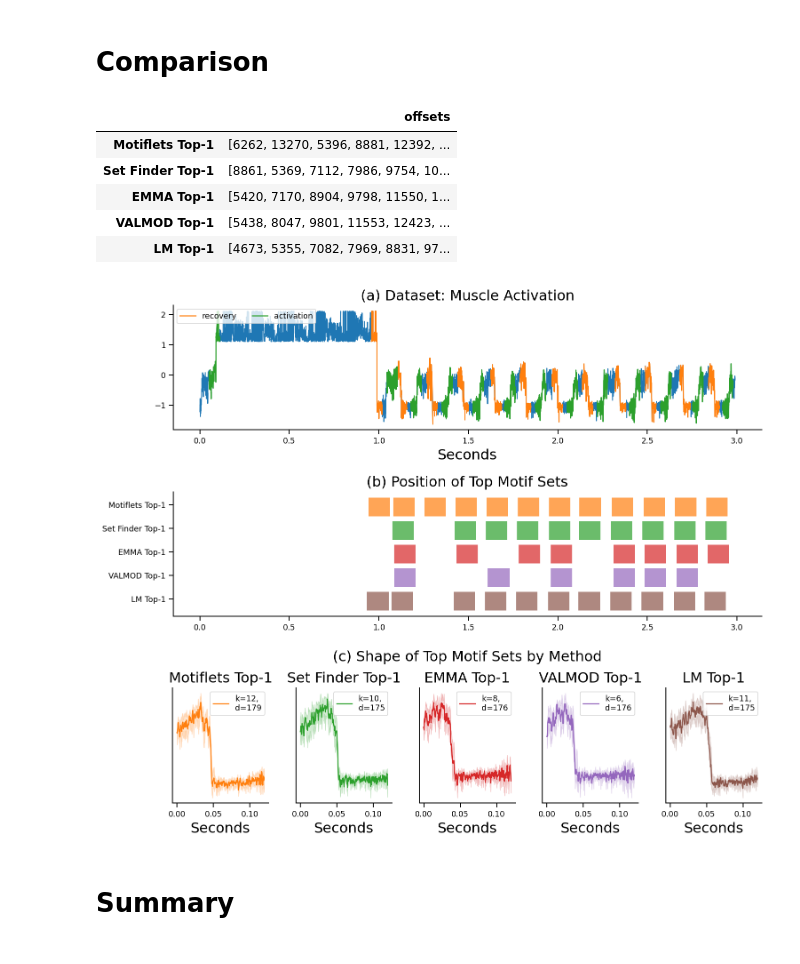
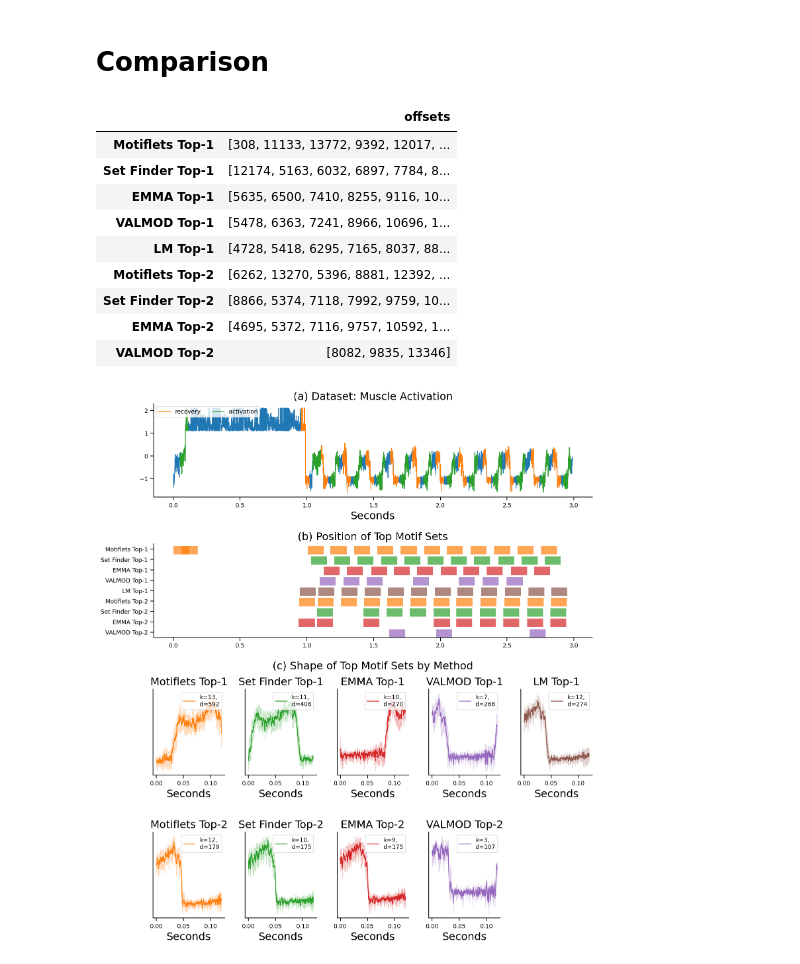
Before and after one commit to patrickzib/motiflets, a Jupyter notebook: notebooks/use_cases_motif_sets_muscle_activation.ipynb, the cells around one changed output. Drawn from its saved outputs; the diff is of its cells as text; code cells hidden in the pictures.

```diff
--- a/notebooks/use_cases_motif_sets_muscle_activation.ipynb
+++ b/notebooks/use_cases_motif_sets_muscle_activation.ipynb
@@ -118,13 +178,14 @@ Radii [ 70  82  94 106 118]
 # %%
 # run jave code first
 ms_emma = [
-	[9830, 13341],
-	[5439, 8926, 9803, 11553, 12423, 13312],
-	[5420, 7170, 8904, 9798, 11550, 12415, 13310, 14184],
+	[4695, 5372, 7116, 9757, 10592, 11478, 12359, 13252, 14120],
+	[5635, 6500, 7410, 8255, 9116, 10008, 10854, 11741, 12648, 13511],
 ]
 
-motifset = plot_competitors(series, ds_name, ms_emma, motif_length, prefix="EMMA", ground_truth=df_gt)
+motifset = plot_competitors(series, ds_name, ms_emma,
+                            motif_length, prefix="EMMA", ground_truth=df_gt)
 
 df["EMMA Top-1"] = [motifset[-1]]
+df2["EMMA Top-2"] = [motifset[-2]]
 df_comp = append_all_motif_sets(df_comp, ms_emma, "EMMA", D_full)
 # %% [output]
@@ -137,11 +197,11 @@ Filtered Elbow Points [2]
 # Valmod Motif Sets
 based on own (fixed-length) implementation
 # %%
-max_d = 200
-data_raw = data.to_numpy() if isinstance(data, pd.Series) else data
-ms_valmod = [motifset for (motifset, _) in get_valmod_motif_set_ranged(data_raw, file, motif_length, max_d)]
-motifset = plot_competitors(series, ds_name, ms_valmod, motif_length, prefix="Valmod", ground_truth=df_gt)
+ms_valmod = list(get_valmod_motif_set_ranged(data, file, mls, max_r=rs[-1]))
+motifset = plot_competitors(series, ds_name, ms_valmod,
+                            mls, prefix="Valmod", ground_truth=df_gt)
 
 df["VALMOD Top-1"] = [motifset[-1]]
+df2["VALMOD Top-2"] = [motifset[-2]]
 df_comp = append_all_motif_sets(df_comp, ms_valmod, "VALMOD", D_full)
 # %% [output]
@@ -168,15 +223,12 @@ Radii [ 10  20  30  40  50  60  70  80  90 100]
 # %%
 ms_learning_motifs = np.array([
-	[5419,8038,8894,],
-	[5435,8047,8918,12423,13321,],
-	[5385,7109,7993,8855,9753,11491,12362,13259,14125,],
-	[4673,5355,7082,7969,8831,9728,10575,11465,12340,13236,14098,],
-	[4719,5392,7120,8005,8866,9765,10612,11502,12376,13273,14136,],
+	[4728,5418,6295,7165,8037,8899,9792,10632,11529,12417,13296,14152,],
 ])
 
 motifset = plot_competitors(data, ds_name, ms_learning_motifs, motif_length,
-                 prefix="LM", ground_truth=df_gt)
+                 filter=True, prefix="LM", ground_truth=df_gt)
 
 df["LM Top-1"] = [motifset[-1]]
+# No second motif df2["LM Top-2"] = [motifset[-2]]
 df_comp = append_all_motif_sets(df_comp, ms_learning_motifs, "LM", D_full)
 # %% [output]
@@ -190,21 +238,23 @@ Filtered Elbow Points [3]
 # %% [markdown]
 # Comparison
 # %%
-df_2 = df.T
-df_2.rename(columns={0:"offsets"}, inplace=True)
-df_2
+df_all = (pd.concat([df, df2], axis=1)).T
+df_all.rename(columns={0:"offsets"}, inplace=True)
+df_all
 # %% [output]
 |  | offsets |
-| Motiflets Top-1 | [6262, 13270, 5396, 8881, 12392, ... |
-| Set Finder Top-1 | [8861, 5369, 7112, 7986, 9754, 10... |
-| EMMA Top-1 | [5420, 7170, 8904, 9798, 11550, 1... |
-| VALMOD Top-1 | [5438, 8047, 9801, 11553, 12423, ... |
-| LM Top-1 | [4673, 5355, 7082, 7969, 8831, 97... |
+| Motiflets Top-1 | [308, 11133, 13772, 9392, 12017, ... |
+| Set Finder Top-1 | [12174, 5163, 6032, 6897, 7784, 8... |
+| EMMA Top-1 | [5635, 6500, 7410, 8255, 9116, 10... |
+| VALMOD Top-1 | [5478, 6363, 7241, 8966, 10696, 1... |
+| LM Top-1 | [4728, 5418, 6295, 7165, 8037, 88... |
+| Motiflets Top-2 | [6262, 13270, 5396, 8881, 12392, ... |
+| Set Finder Top-2 | [8866, 5374, 7118, 7992, 9759, 10... |
+| EMMA Top-2 | [4695, 5372, 7116, 9757, 10592, 1... |
+| VALMOD Top-2 | [8082, 9835, 13346] |
 # %%
-motifsets = np.array(df_2["offsets"].values)
+motifsets = np.array(df_all["offsets"].values)
 plot_all_competitors(series, ds_name, motifsets, motif_length,
-                     method_names=df_2.index.values, ground_truth=df_gt)
+                     method_names=df_all.index.values, ground_truth=df_gt)
 # %% [output]
-[figure, old version]
+[figure, new version]
-# %% [markdown]
-# Summary
```
Also changed, not shown: parts of 20 cells of this notebook, 20 other files.
